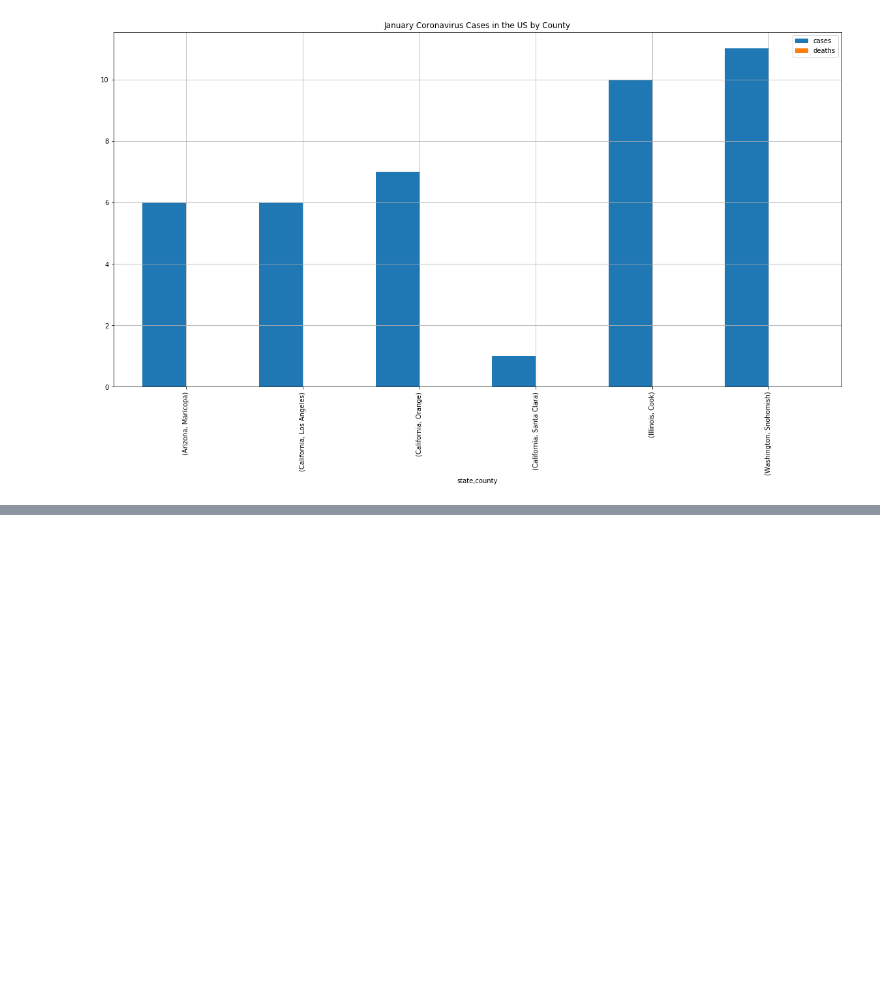
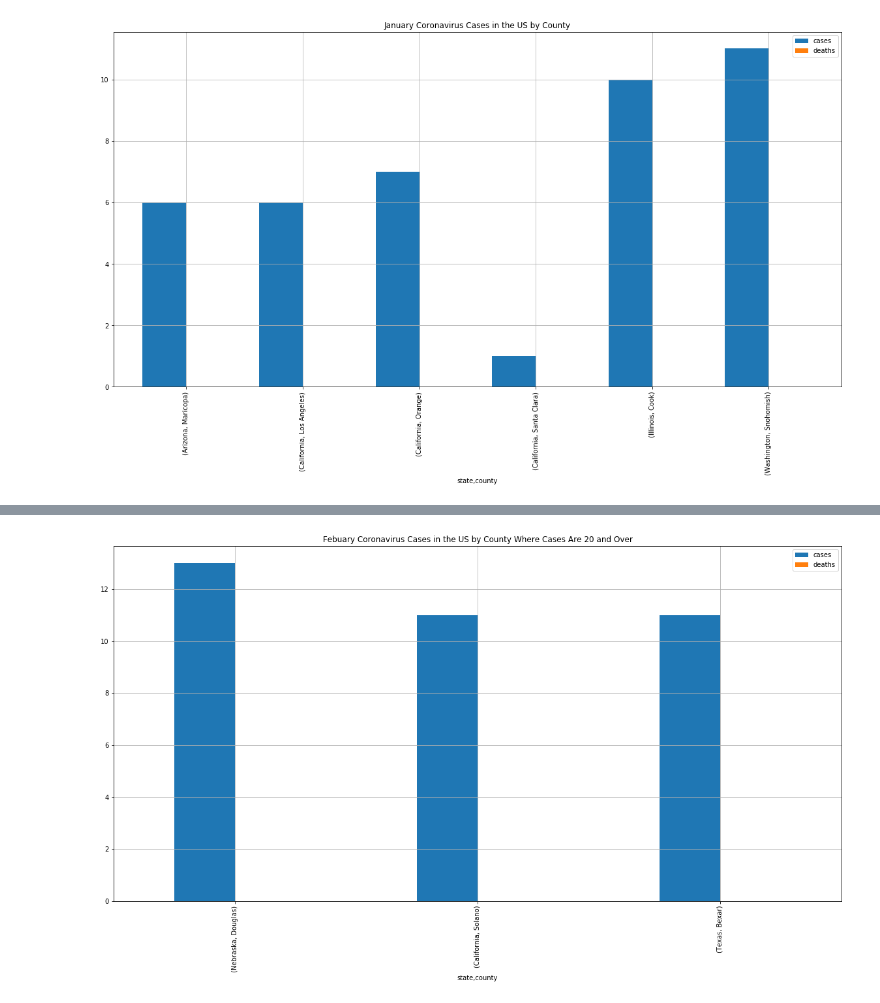
Before and after one commit to irwinmier96/Extra_Side_Projects, a Jupyter notebook: Coronavirus Cases by U.S County 2020/covid_reports.ipynb, the cells around one changed output, grey strips where cells are left out. Cells and saved outputs as stored; diff of their text form; code cells hidden in the pictures; blank space fills up the shorter version.

```diff
--- a/Coronavirus Cases by U.S County 2020/covid_reports.ipynb
+++ b/Coronavirus Cases by U.S County 2020/covid_reports.ipynb
@@ -131,0 +127,9 @@ feb_cases_over_20
+# %%
+feb_cases_over_20_sorted = feb_cases_over_20.sort_values('cases', ascending=False )
+# %%
+feb_cases_over_20_sorted.plot.bar(figsize = (20,10), width=0.5)
+
+plt.title("Febuary Coronavirus Cases in the US by County Where Cases Are 20 and Over")
+plt.grid()
+# %% [output]
+[figure, added]
```
Also changed, not shown: parts of 16 cells of this notebook.
